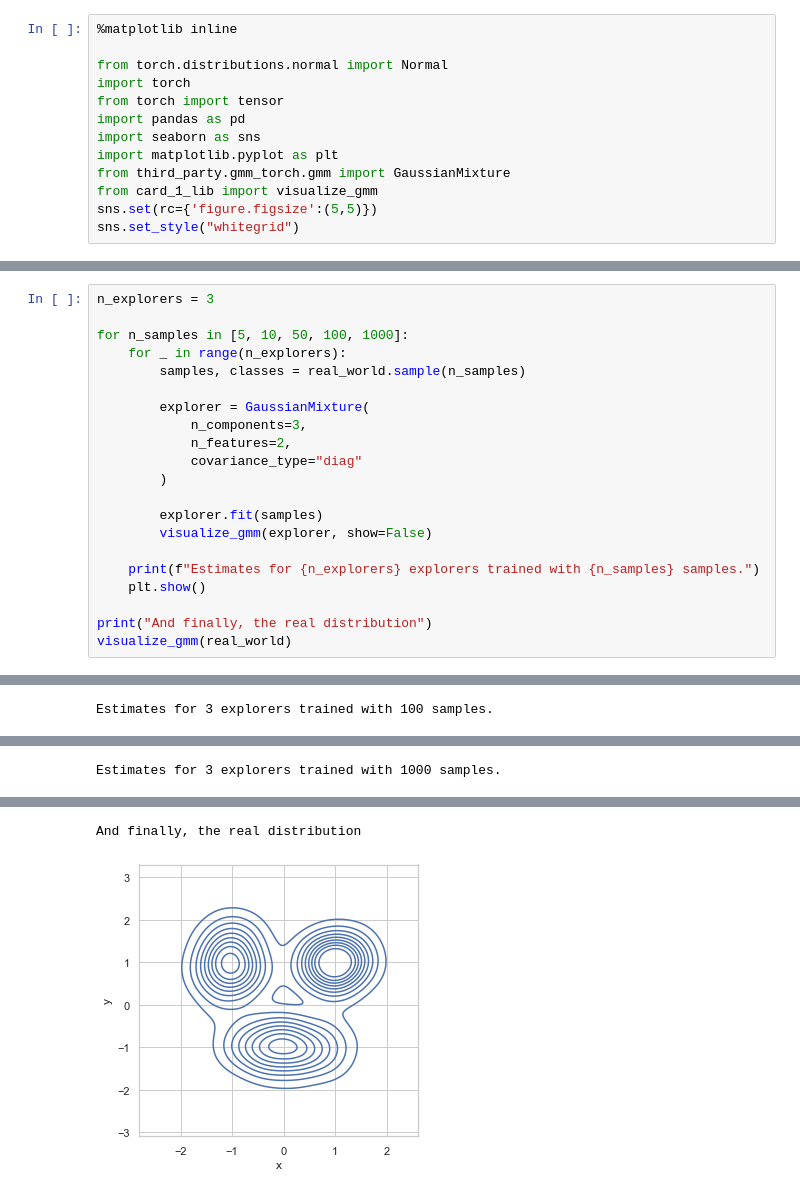
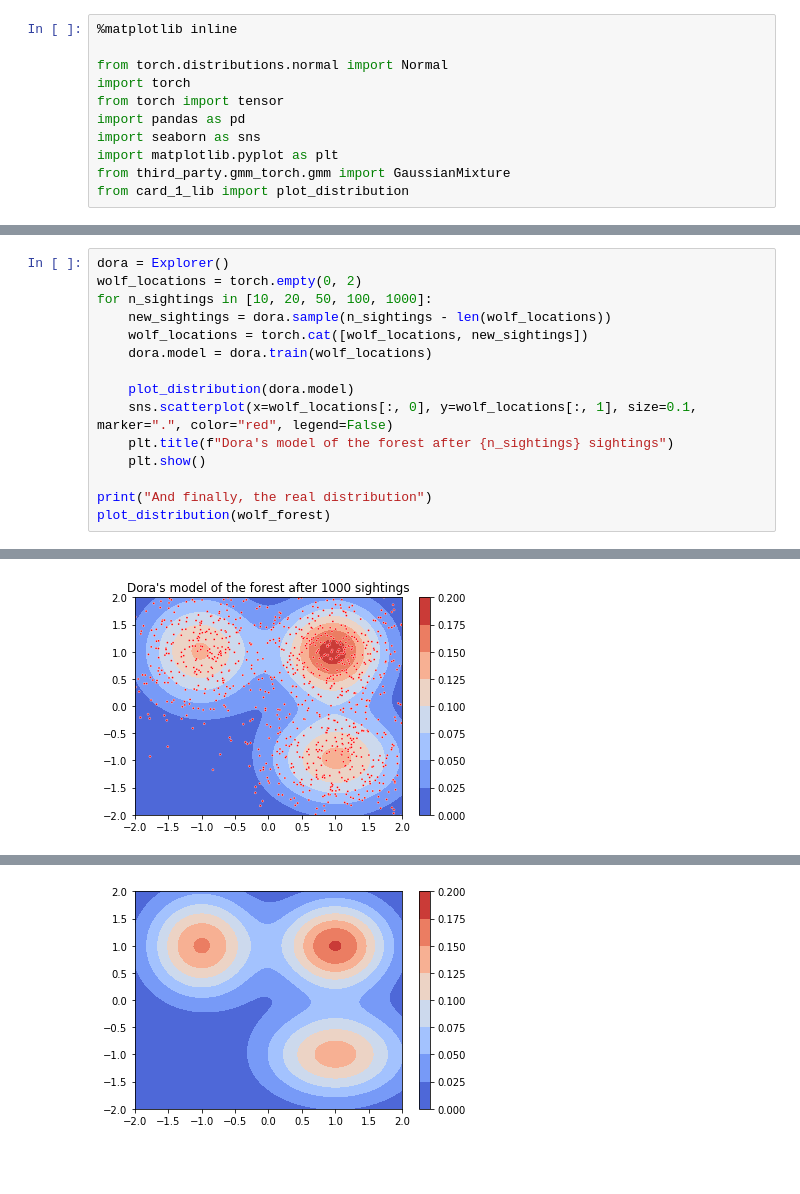
Before and after one commit to Aidankeogh/truth_graph, a Jupyter notebook: card_1_intuition.ipynb, the cells around one changed output, grey strips where cells are left out. Drawn from its saved outputs; the diff is of its cells as text; blank space fills up the shorter version.

```diff
--- a/card_1_intuition.ipynb
+++ b/card_1_intuition.ipynb
@@ -8,6 +8,4 @@ import pandas as pd
 import seaborn as sns
 import matplotlib.pyplot as plt
 from third_party.gmm_torch.gmm import GaussianMixture
-from card_1_lib import visualize_gmm
-sns.set(rc={'figure.figsize':(5,5)})
-sns.set_style("whitegrid")
+from card_1_lib import plot_distribution
@@ -85,22 +105,16 @@ After 5 sightings our explorers have totally different ideas of where the wolf d
 # %%
-n_explorers = 3
+dora = Explorer()
+wolf_locations = torch.empty(0, 2)
+for n_sightings in [10, 20, 50, 100, 1000]:
+    new_sightings = dora.sample(n_sightings - len(wolf_locations))
+    wolf_locations = torch.cat([wolf_locations, new_sightings])
+    dora.model = dora.train(wolf_locations)
 
-for n_samples in [5, 10, 50, 100, 1000]:
-    for _ in range(n_explorers):
-        samples, classes = real_world.sample(n_samples)
-
-        explorer = GaussianMixture(
-            n_components=3,
-            n_features=2,
-            covariance_type="diag"
-        )
-
-        explorer.fit(samples)
-        visualize_gmm(explorer, show=False)
-
-    print(f"Estimates for {n_explorers} explorers trained with {n_samples} samples.")
+    plot_distribution(dora.model)
+    sns.scatterplot(x=wolf_locations[:, 0], y=wolf_locations[:, 1], size=0.1, marker=".", color="red", legend=False)
+    plt.title(f"Dora's model of the forest after {n_sightings} sightings")
     plt.show()
 
 print("And finally, the real distribution")
-visualize_gmm(real_world)
+plot_distribution(wolf_forest)
 # %% [output]
@@ -106,0 +125 @@ visualize_gmm(real_world)
+[figure, new version]
@@ -113 +126,0 @@ Estimates for 3 explorers trained with 50 samples.
-Estimates for 3 explorers trained with 100 samples.
@@ -115 +126,0 @@ Estimates for 3 explorers trained with 100 samples.
-Estimates for 3 explorers trained with 1000 samples.
@@ -117,2 +127 @@ Estimates for 3 explorers trained with 1000 samples.
-And finally, the real distribution
-[figure, old version]
+[figure, new version]
```
Also changed, not shown: parts of 11 cells of this notebook, 3 other files.
